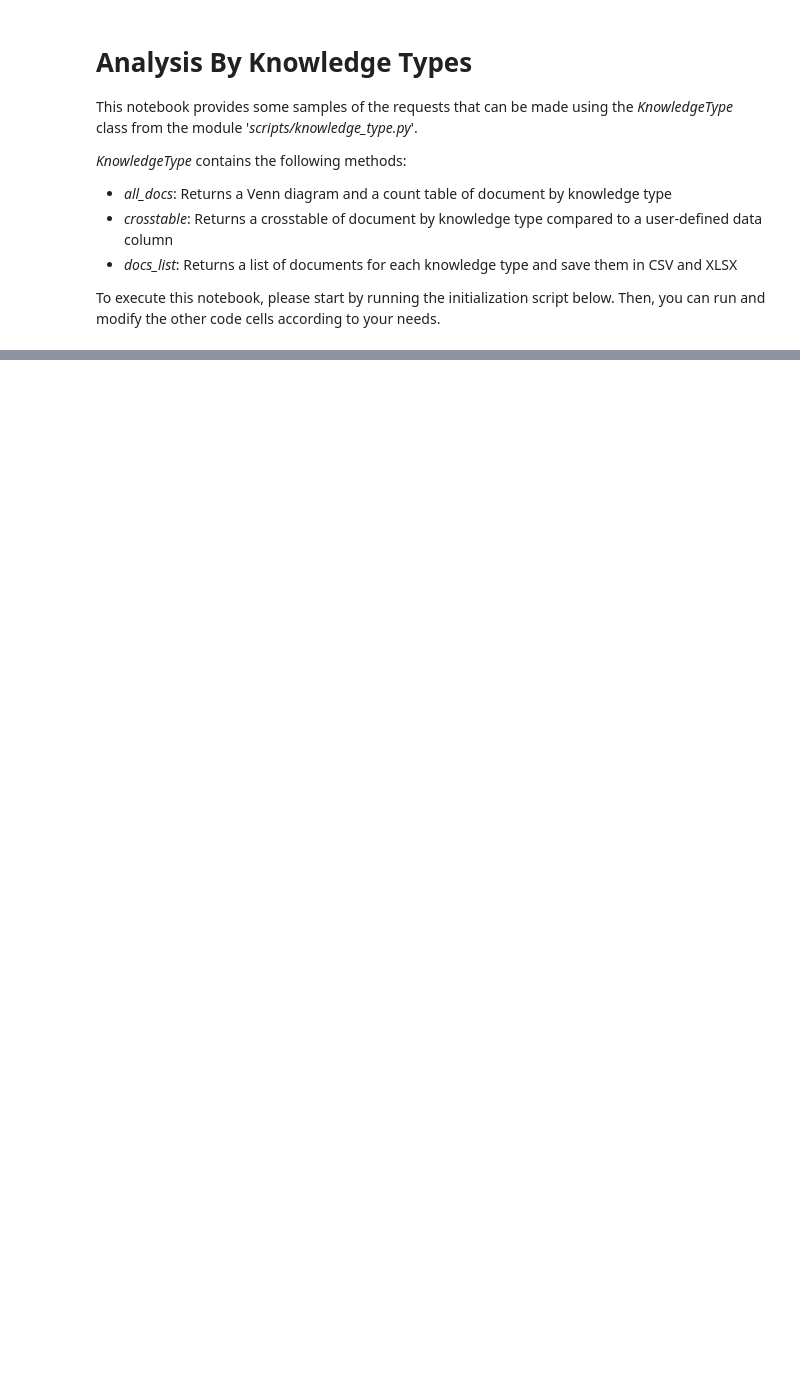
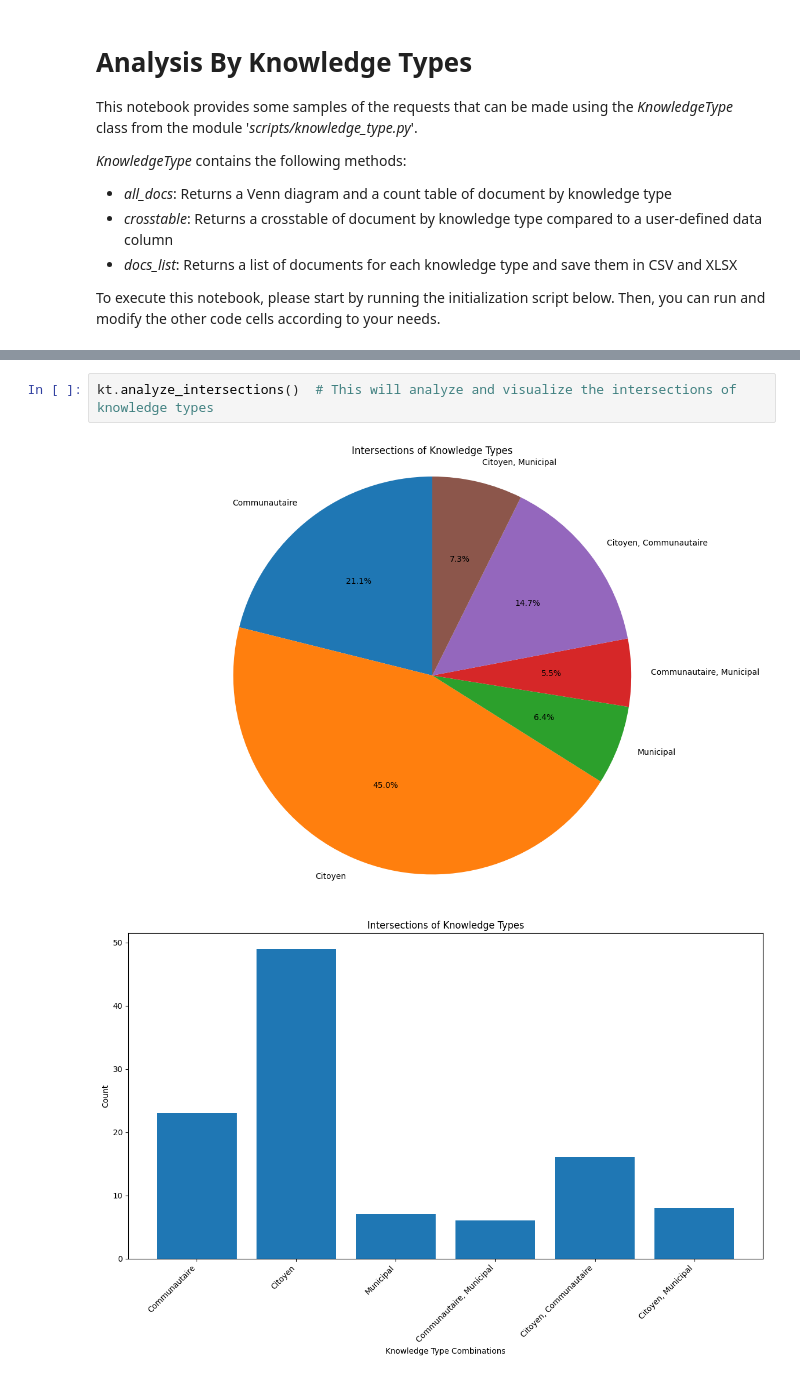
Before and after one commit to 9scorp4/labrri_ocpm_systemic_racism, a Jupyter notebook: knowledge_type.ipynb, the cells around one changed output, grey strips where cells are left out. Cells and saved outputs as stored; diff of their text form; blank space fills up the shorter version.

```diff
--- a/knowledge_type.ipynb
+++ b/knowledge_type.ipynb
@@ -76,0 +49,5 @@ Filtered dataframe saved to 'doc_list_knowledge_type_Citoyen.csv' and 'docs_list
+# %%
+kt.analyze_intersections()  # This will analyze and visualize the intersections of knowledge types
+# %% [output]
+[figure, added]
+[figure, added]
```
Also changed, not shown: parts of 9 cells of this notebook, 1 other file.
